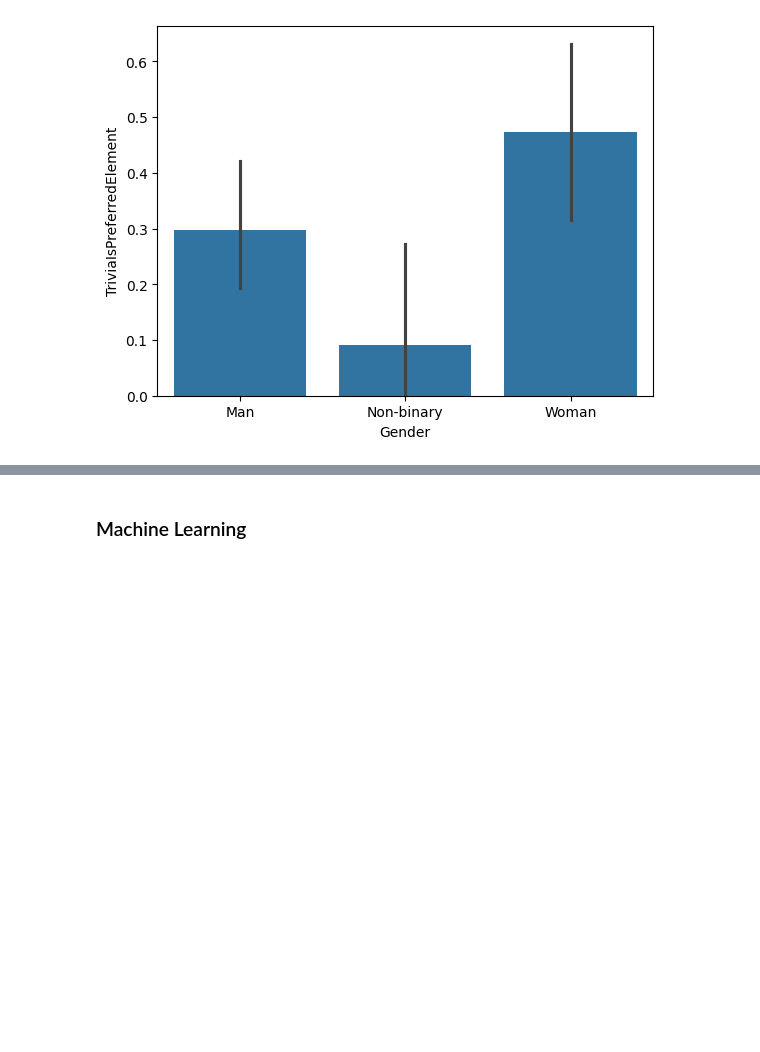
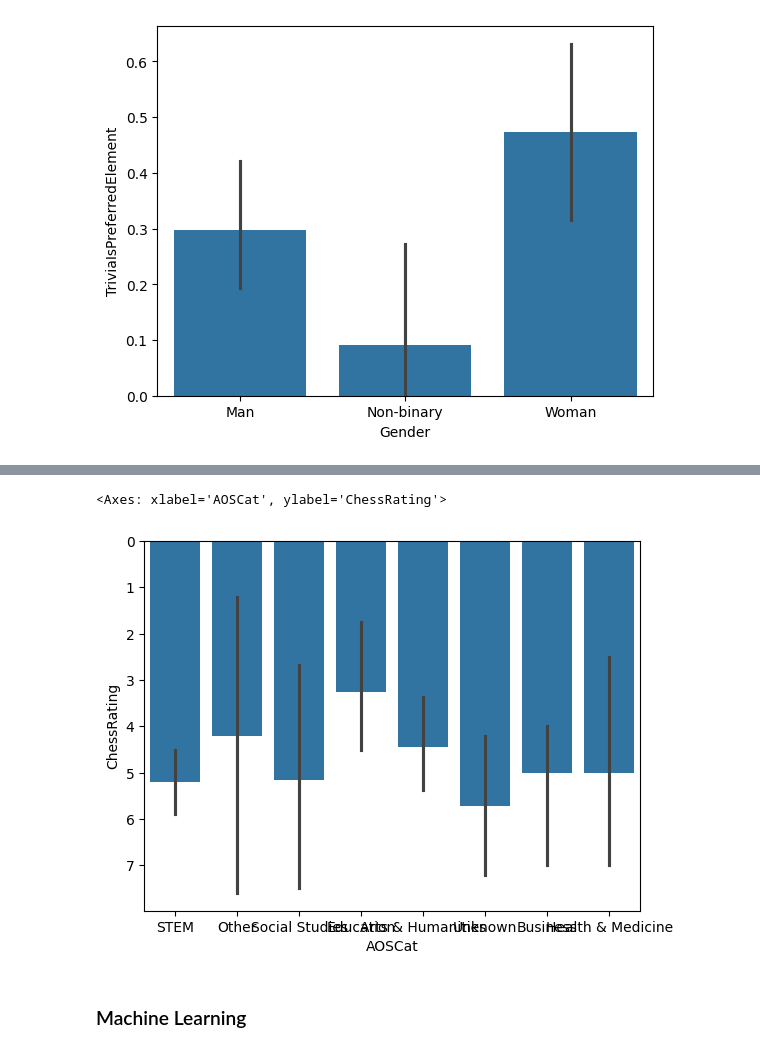
Before and after one commit to sevenwwu/sevenwwu.github.io, a Jupyter notebook: Data Science 311 Findings.ipynb, the cells around one changed output, grey strips where cells are left out. Saved outputs shown, nothing was run; the diff lists cells and outputs as text; code cells hidden in the pictures; blank space fills up the shorter version.

```diff
--- a/Data Science 311 Findings.ipynb
+++ b/Data Science 311 Findings.ipynb
@@ -498,2 +514,7 @@ sns.barplot(x=genderForAnalysis_df["Gender"],y=genderForAnalysis_df["TriviaIsPre
+# %%
+sns.barplot(x=cleaned_df["AOSCat"],y=cleaned_df["ChessRating"])
+# %% [output]
+<Axes: xlabel='AOSCat', ylabel='ChessRating'>
+[figure, added]
 # %% [markdown]
 ### Machine Learning
```
Also changed, not shown: parts of 6 cells of this notebook.
